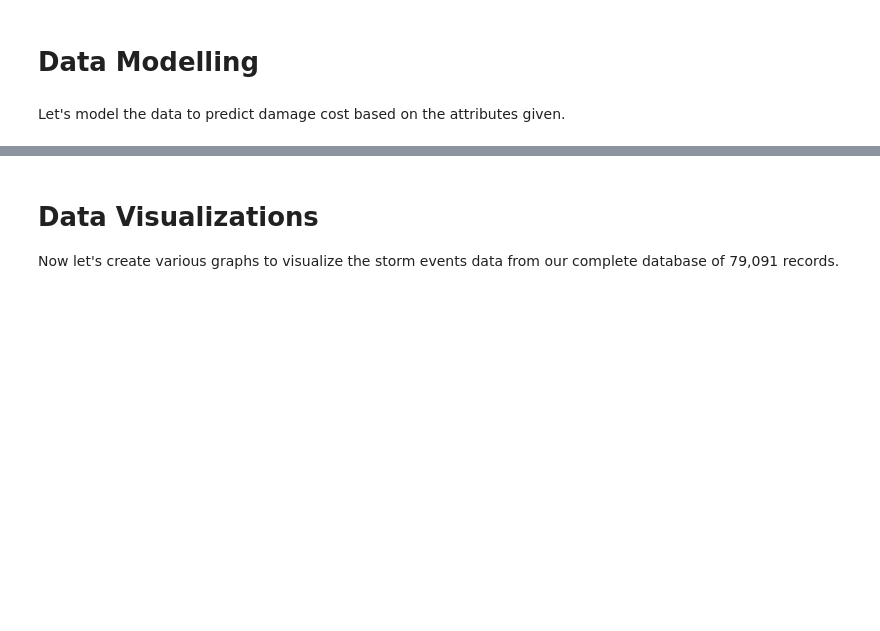
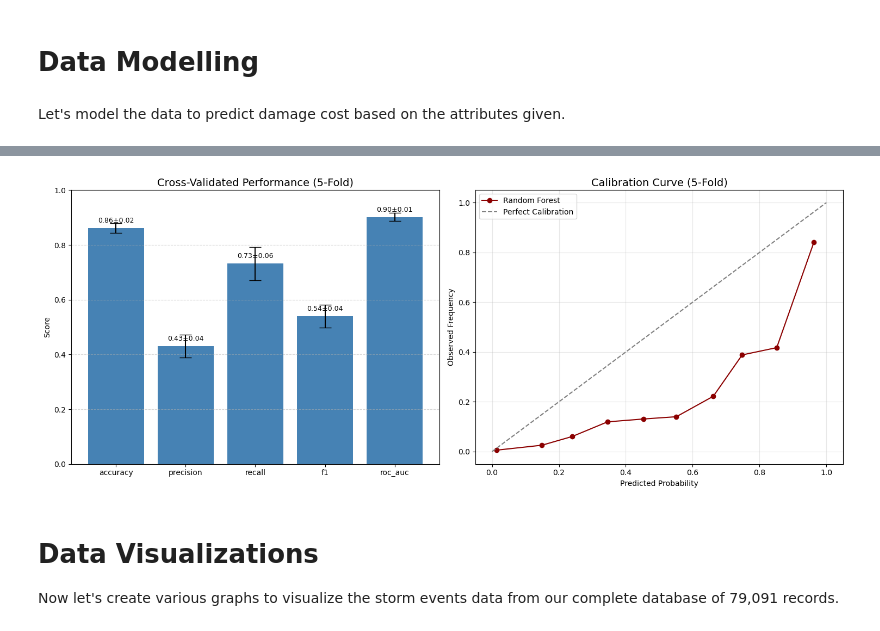
Before and after one commit to TribotCoder/Final-Project, a Jupyter notebook: cap4770_mysql.ipynb, the cells around one changed output, grey strips where cells are left out. Cells and saved outputs as stored; diff of their text form; code cells hidden in the pictures; blank space fills up the shorter version.

```diff
--- a/cap4770_mysql.ipynb
+++ b/cap4770_mysql.ipynb
@@ -204,3 +202,87 @@ Slope: 0.000000, Intercept: 34.724717, R²: 0.529
+# %%
+query = """
+SELECT
+  (CASE
+     WHEN DAMAGE_PROPERTY LIKE '%k' THEN CAST(REPLACE(DAMAGE_PROPERTY,'k','') AS DECIMAL(20,2))*1000
+     WHEN DAMAGE_PROPERTY LIKE '%M' THEN CAST(REPLACE(DAMAGE_PROPERTY,'M','') AS DECIMAL(20,2))*1000000
+     WHEN DAMAGE_PROPERTY LIKE '%B' THEN CAST(REPLACE(DAMAGE_PROPERTY,'B','') AS DECIMAL(20,2))*1000000000
+     ELSE CAST(DAMAGE_PROPERTY AS DECIMAL(20,2))
+   END
+   +
+   CASE
+     WHEN DAMAGE_CROPS LIKE '%k' THEN CAST(REPLACE(DAMAGE_CROPS,'k','') AS DECIMAL(20,2))*1000
+     WHEN DAMAGE_CROPS LIKE '%M' THEN CAST(REPLACE(DAMAGE_CROPS,'M','') AS DECIMAL(20,2))*1000000
+     WHEN DAMAGE_CROPS LIKE '%B' THEN CAST(REPLACE(DAMAGE_CROPS,'B','') AS DECIMAL(20,2))*1000000000
+     ELSE CAST(DAMAGE_CROPS AS DECIMAL(20,2))
+   END) AS total_damage,
+  (COALESCE(INJURIES_DIRECT,0)
+   + COALESCE(INJURIES_INDIRECT,0)
+   + COALESCE(DEATHS_DIRECT,0)
+   + COALESCE(DEATHS_INDIRECT,0)
+  ) AS total_casualties,
+  TOR_F_SCALE AS intensity
+FROM stormevents_details
+WHERE TOR_F_SCALE IS NOT NULL;
+"""
+df = pd.read_sql(query, conn)
+df = df.dropna(subset=['total_damage', 'total_casualties', 'intensity'])
+df['has_casualties'] = (df['total_casualties'] > 0).astype(int)
+df['intensity'] = LabelEncoder().fit_transform(df['intensity'])
+
+X = df[['total_damage', 'intensity']]
+y = df['has_casualties']
+
+# Setup model and CV
+clf = RandomForestClassifier(class_weight='balanced', max_depth=5, min_samples_split=5, n_estimators=50, random_state=42)
+cv = StratifiedKFold(n_splits=5, shuffle=True, random_state=42)
+
+# Performance metrics collection
+from sklearn.model_selection import cross_validate
+scoring = ['accuracy', 'precision', 'recall', 'f1', 'roc_auc']
+results = cross_validate(clf, X, y, cv=cv, scoring=scoring, return_train_score=False)
+means = [np.mean(results[f'test_{m}']) for m in scoring]
+stds = [np.std(results[f'test_{m}']) for m in scoring]
+
+# Probabilities for calibration
+probs = []
+truths = []
+for train_idx, test_idx in cv.split(X, y):
+    X_train, X_test = X.iloc[train_idx], X.iloc[test_idx]
+    y_train, y_test = y.iloc[train_idx], y.iloc[test_idx]
+    clf.fit(X_train, y_train)
+    y_proba = clf.predict_proba(X_test)[:, 1]
+    probs.extend(y_proba)
+    truths.extend(y_test)
+
+# Calibration curve
+prob_true, prob_pred = calibration_curve(truths, probs, n_bins=10)
+
+# Combined Plot
+fig, (ax1, ax2) = plt.subplots(1, 2, figsize=(15, 6))
+
+# Bar chart
+bars = ax1.bar(scoring, means, yerr=stds, capsize=8, color='steelblue')
+ax1.set_ylim(0, 1)
+ax1.set_title("Cross-Validated Performance (5-Fold)", fontsize=14)
+ax1.set_ylabel("Score")
+ax1.grid(axis='y', linestyle='--', alpha=0.5)
+for bar, mean, std in zip(bars, means, stds):
+    height = bar.get_height()
+    ax1.text(bar.get_x() + bar.get_width() / 2, height + 0.02, f"{mean:.2f}±{std:.2f}", ha='center', fontsize=9)
+
+# Calibration curve
+ax2.plot(prob_pred, prob_true, marker='o', label='Random Forest', color='darkred')
+ax2.plot([0, 1], [0, 1], linestyle='--', color='gray', label='Perfect Calibration')
+ax2.set_xlabel('Predicted Probability')
+ax2.set_ylabel('Observed Frequency')
+ax2.set_title('Calibration Curve (5-Fold)', fontsize=14)
+ax2.legend()
+ax2.grid(alpha=0.3)
+
+plt.tight_layout()
+plt.show()
+# %% [output]
+[figure, added]
 # %% [markdown]
 # Data Visualizations
 
```
Also changed, not shown: parts of 4 cells of this notebook.
